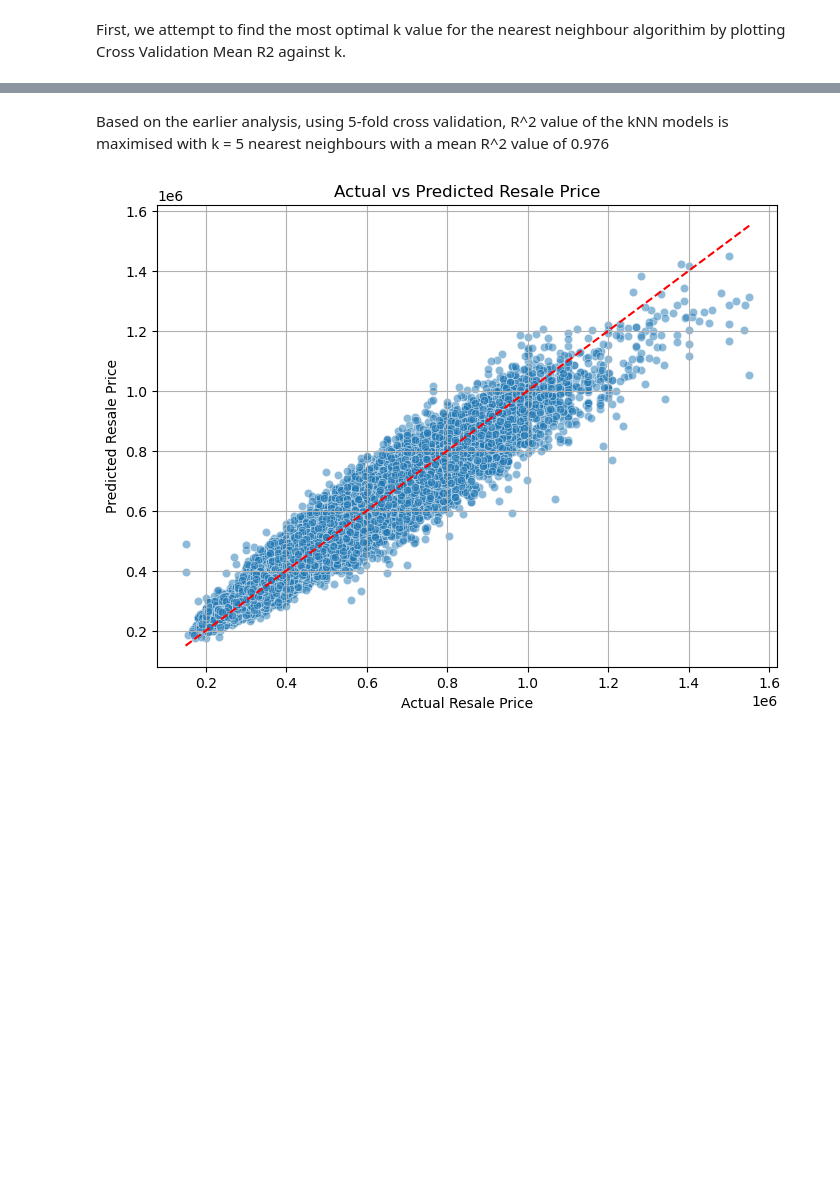
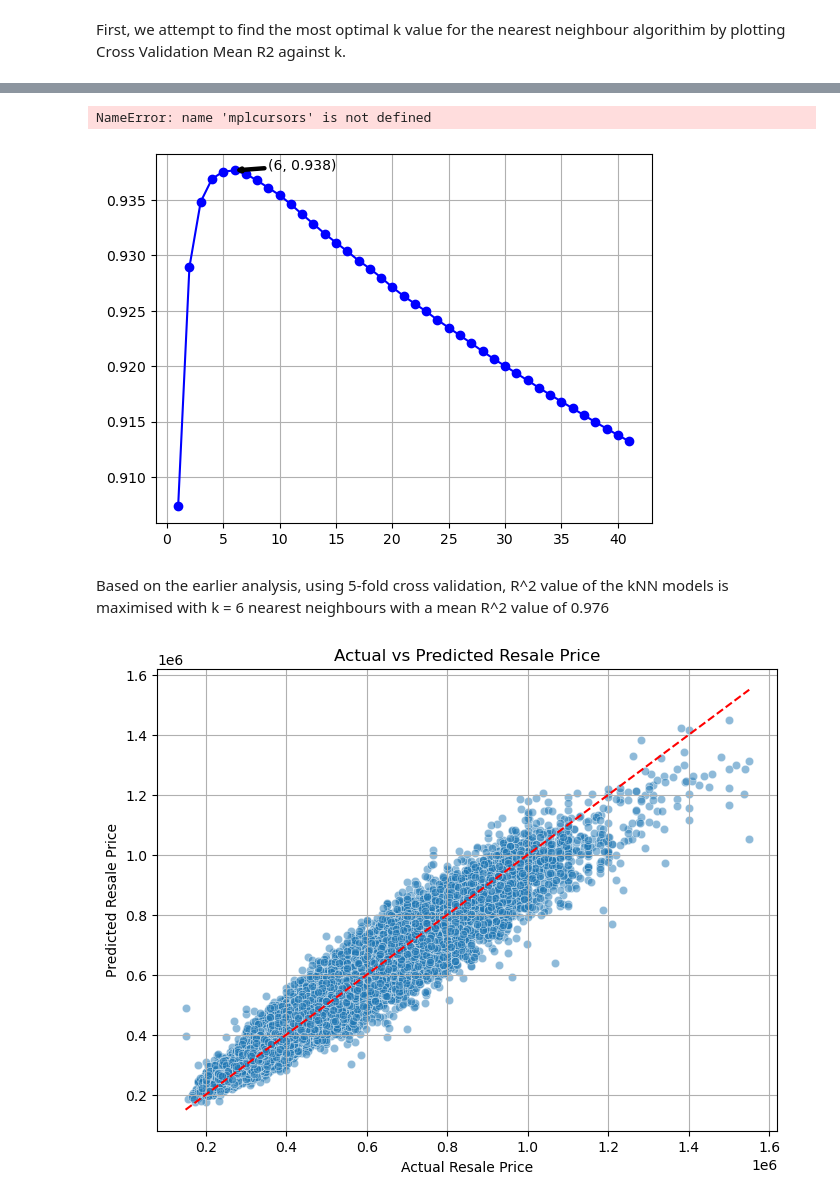
Before and after one commit to TVageesan/CS3244, a Jupyter notebook: main.ipynb, the cells around one changed output, grey strips where cells are left out. Cells and saved outputs as stored; diff of their text form; code cells hidden in the pictures; blank space fills up the shorter version.

```diff
--- a/main.ipynb
+++ b/main.ipynb
@@ -102,3 +164,26 @@ Best k value is 5 with R^2 score of 0.938
+# %%
+best_rsq_index = np.argmax(zoomed_rsq_values)
+best_rsq = zoomed_rsq_values[best_rsq_index]
+best_k = k_values[best_rsq_index]
+zoomed_k_values = list(range(1,42))
+# zoom into maximum region
+plt.plot(zoomed_k_values, zoomed_rsq_values, color = "blue", marker = "o", label = "K: 1 to 41")
+#plt.text(k_values[2], zoomed_rsq_values[2], f'({k_values[2]}, {round(zoomed_rsq_values[2],3)})', fontsize=12, ha='left', va='bottom')
+plt.annotate(f'({best_k}, {round(best_rsq,3)})',
+             xy=(best_k, best_rsq),
+             xytext=(best_k+3, best_rsq+0.0001),  # where the label appears
+             arrowprops=dict(arrowstyle='->', facecolor='black', shrinkA = 0.8, shrinkB=0.005, lw = 3.2, mutation_scale = 5),
+             fontsize=10)
+plt.grid(True)
+mplcursors.cursor(hover=True)
+plt.title("Cross Validation Mean R² v.s K")
+plt.xlabel("Number of Nearest Neighbours (K)")
+plt.ylabel("Mean R²")
+plt.legend()
+plt.show()
+# %% [output]
+NameError: name 'mplcursors' is not defined
+[figure, added]
 # %% [markdown]
-Based on the earlier analysis, using 5-fold cross validation, R^2 value of the kNN models is maximised with k = 5 nearest neighbours with a mean R^2 value of 0.976
+Based on the earlier analysis, using 5-fold cross validation, R^2 value of the kNN models is maximised with k = 6 nearest neighbours with a mean R^2 value of 0.976
 # %%
```
Also changed, not shown: parts of 9 cells of this notebook, 2 other files.
